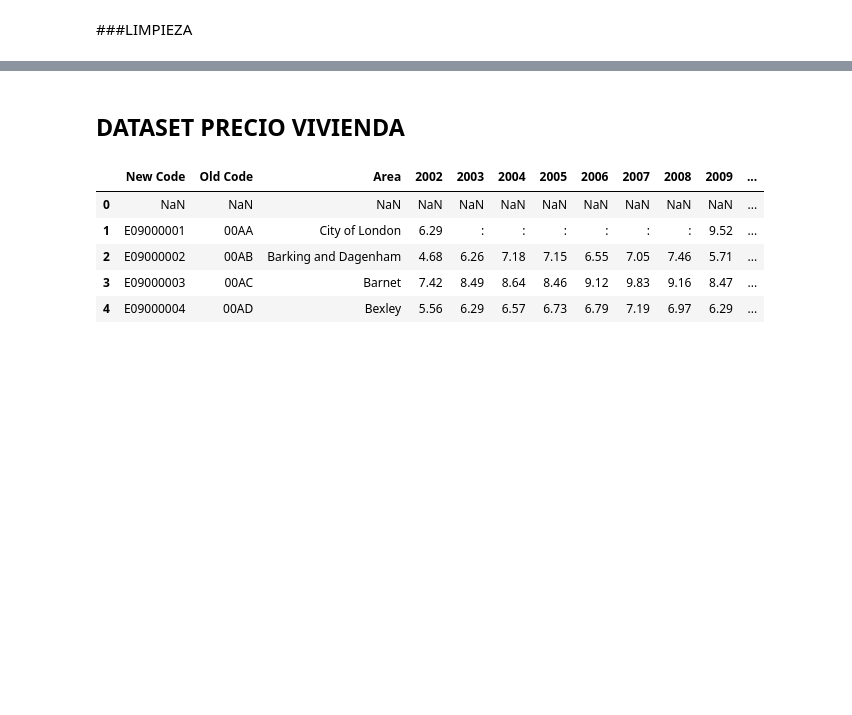
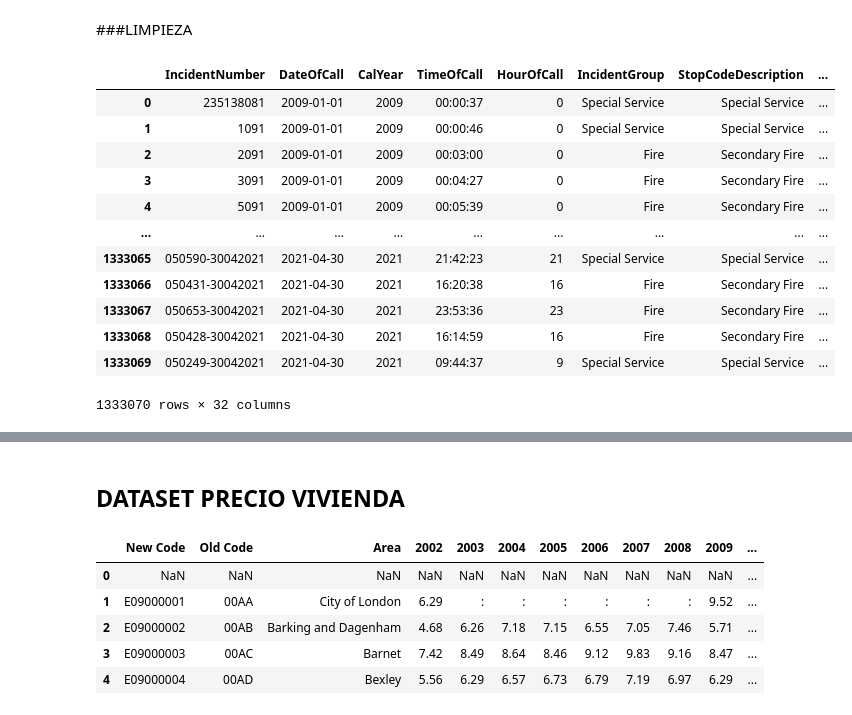
Before and after one commit to Roberto-he/TFM_RHG, a Jupyter notebook: TFM_FIRE_RHG.ipynb, the cells around one changed output, grey strips where cells are left out. Saved outputs shown, nothing was run; the diff lists cells and outputs as text; code cells hidden in the pictures; blank space fills up the shorter version.

```diff
--- a/TFM_FIRE_RHG.ipynb
+++ b/TFM_FIRE_RHG.ipynb
@@ -124,9 +100,9 @@ User break
 # %% [markdown]
 ##DATASET INCENDIOS
 # %%
-#Url:
-df = pd.read_csv('/gdrive/My Drive/TFM-Roberto_Hernandez/datasets/LFB incident 2009-2021.csv')
-df.head()
+#Url: https://data.gov.uk/dataset/e6b9d1c6-7c34-42ca-a100-cd62164ea76c/london-fire-brigade-incident-records
+llamadas = pd.read_csv('/gdrive/My Drive/TFM-Roberto_Hernandez/datasets/LFB incident 2009-2021.csv')
+llamadas.head()
 # %% [output]
 |  | IncidentNumber | DateOfCall | CalYear | TimeOfCall | HourOfCall | IncidentGroup | StopCodeDescription | ... |
 | 0 | 235138081 | 2009-01-01 | 2009 | 00:00:37 | 0 | Special Service | Special Service | ... |
@@ -237,2 +218,21 @@ df.loc[df['IncidentGroup'] == "False Alarm"]
 # %% [markdown]
 ###LIMPIEZA
+# %%
+#Borramos los atributos posteriores a la llamda que no aportan nada en nuestro estudio
+col_eliminar_llamadas=["IncidentStationGround","FirstPumpArriving_AttendanceTime","FirstPumpArriving_DeployedFromStation","SecondPumpArriving_AttendanceTime","SecondPumpArriving_DeployedFromStation","NumStationsWithPumpsAttending","NumPumpsAttending","PumpHoursRoundUp","PumpCount"]
+llamadas.drop(col_eliminar_llamadas, inplace=True, axis=1)
+llamadas
+# %% [output]
+|  | IncidentNumber | DateOfCall | CalYear | TimeOfCall | HourOfCall | IncidentGroup | StopCodeDescription | ... |
+| 0 | 235138081 | 2009-01-01 | 2009 | 00:00:37 | 0 | Special Service | Special Service | ... |
+| 1 | 1091 | 2009-01-01 | 2009 | 00:00:46 | 0 | Special Service | Special Service | ... |
+| 2 | 2091 | 2009-01-01 | 2009 | 00:03:00 | 0 | Fire | Secondary Fire | ... |
+| 3 | 3091 | 2009-01-01 | 2009 | 00:04:27 | 0 | Fire | Secondary Fire | ... |
+| 4 | 5091 | 2009-01-01 | 2009 | 00:05:39 | 0 | Fire | Secondary Fire | ... |
+| ... | ... | ... | ... | ... | ... | ... | ... | ... |
+| 1333065 | 050590-30042021 | 2021-04-30 | 2021 | 21:42:23 | 21 | Special Service | Special Service | ... |
+| 1333066 | 050431-30042021 | 2021-04-30 | 2021 | 16:20:38 | 16 | Fire | Secondary Fire | ... |
+| 1333067 | 050653-30042021 | 2021-04-30 | 2021 | 23:53:36 | 23 | Fire | Secondary Fire | ... |
+| 1333068 | 050428-30042021 | 2021-04-30 | 2021 | 16:14:59 | 16 | Fire | Secondary Fire | ... |
+| 1333069 | 050249-30042021 | 2021-04-30 | 2021 | 09:44:37 | 9 | Special Service | Special Service | ... |
+1333070 rows × 32 columns
```
Also changed, not shown: parts of 70 cells of this notebook.
